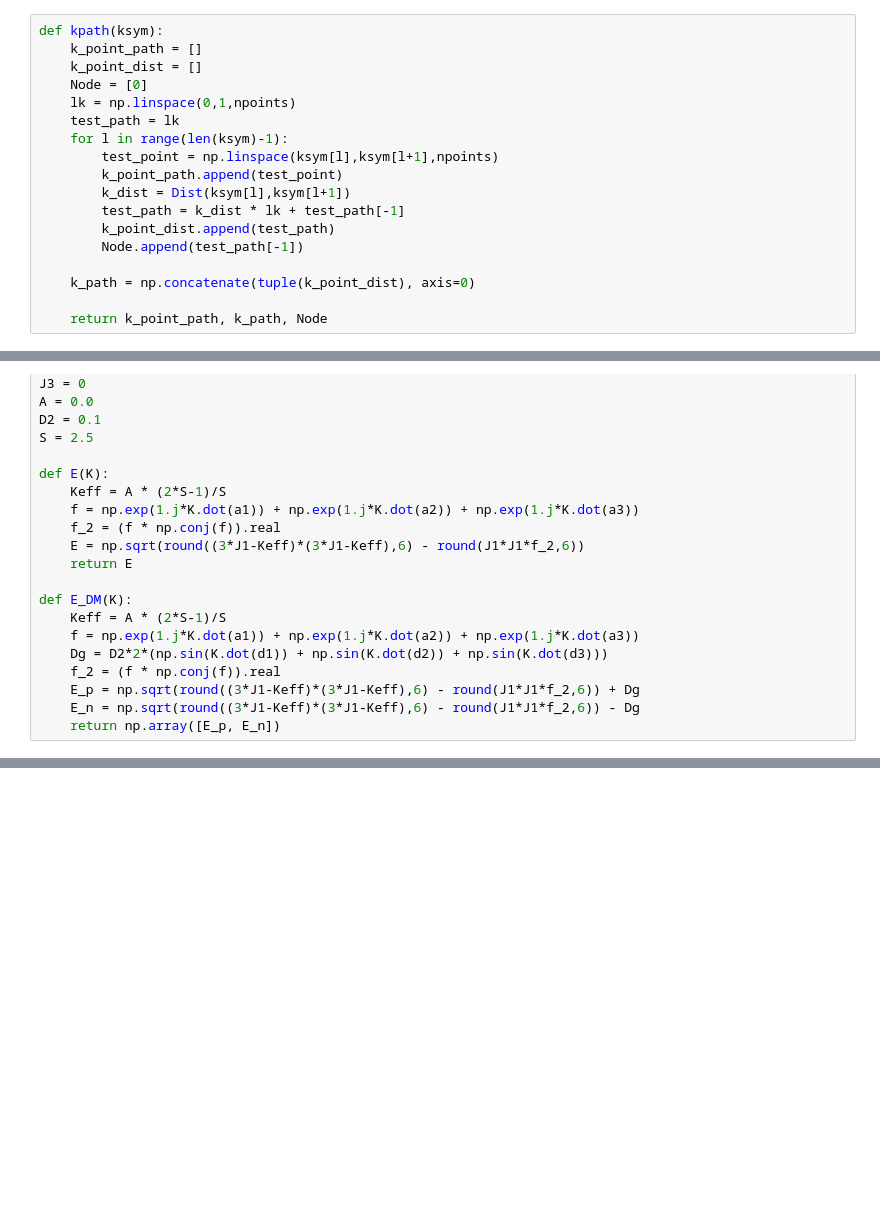
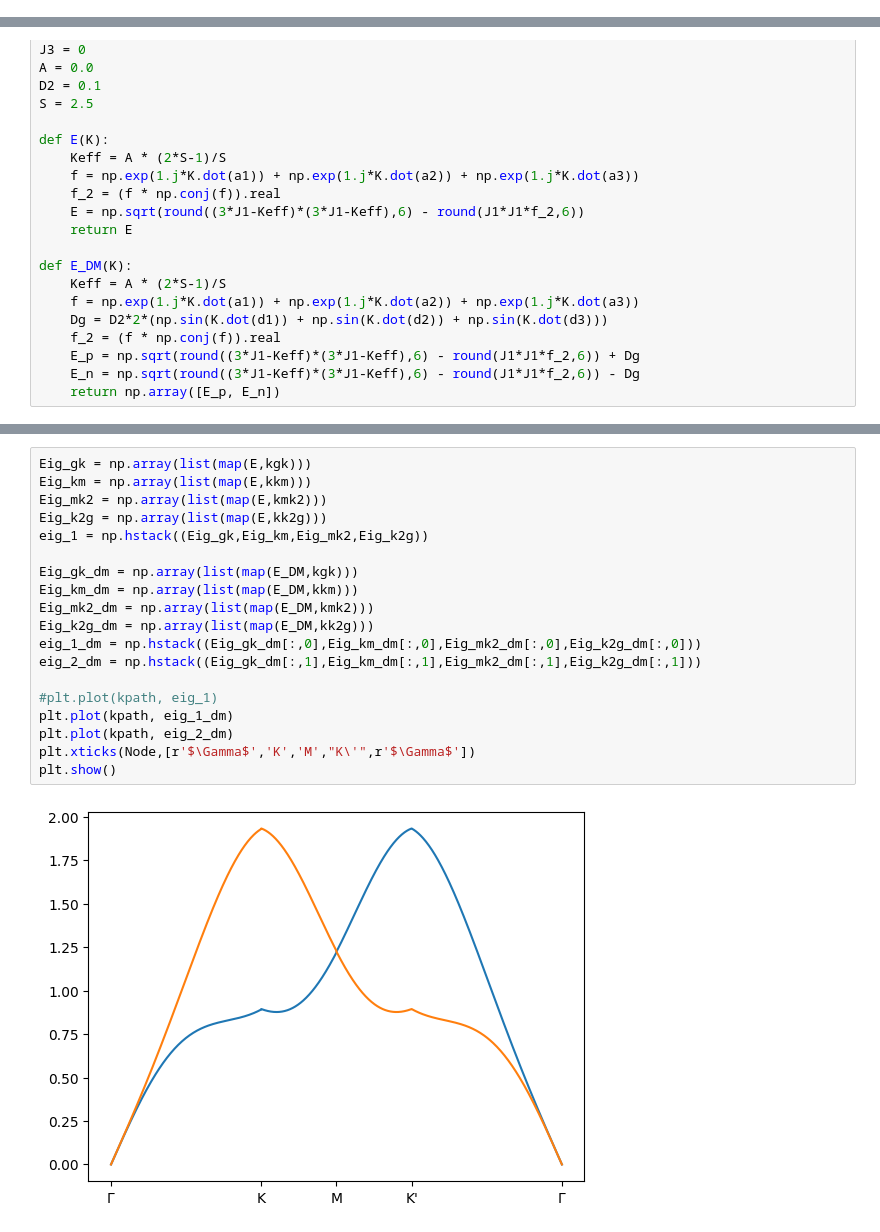
Before and after one commit to JYNi16/Magnon, a Jupyter notebook: MnPS3/monolayer_MnPS3.ipynb, the cells around one changed output, grey strips where cells are left out. Cells and saved outputs as stored; diff of their text form; blank space fills up the shorter version.

```diff
--- a/MnPS3/monolayer_MnPS3.ipynb
+++ b/MnPS3/monolayer_MnPS3.ipynb
@@ -43,21 +43,3 @@ xk2g = lk2g * lk + xmk2[-1]
 
 kpath = np.concatenate((xgk,xkm,xmk2,xk2g),axis=0)
 Node = [0,xgk[-1],xkm[-1],xmk2[-1],xk2g[-1]]
-# %%
-def kpath(ksym):
-    k_point_path = []
-    k_point_dist = []
-    Node = [0]
-    lk = np.linspace(0,1,npoints)
-    test_path = lk
-    for l in range(len(ksym)-1):
-        test_point = np.linspace(ksym[l],ksym[l+1],npoints)
-        k_point_path.append(test_point)
-        k_dist = Dist(ksym[l],ksym[l+1])
-        test_path = k_dist * lk + test_path[-1]
-        k_point_dist.append(test_path)
-        Node.append(test_path[-1])
-
-    k_path = np.concatenate(tuple(k_point_dist), axis=0)
-
-    return k_point_path, k_path, Node
@@ -122,0 +138,21 @@ plt.show()
+# %%
+Eig_gk = np.array(list(map(E,kgk)))
+Eig_km = np.array(list(map(E,kkm)))
+Eig_mk2 = np.array(list(map(E,kmk2)))
+Eig_k2g = np.array(list(map(E,kk2g)))
+eig_1 = np.hstack((Eig_gk,Eig_km,Eig_mk2,Eig_k2g))
+
+Eig_gk_dm = np.array(list(map(E_DM,kgk)))
+Eig_km_dm = np.array(list(map(E_DM,kkm)))
+Eig_mk2_dm = np.array(list(map(E_DM,kmk2)))
+Eig_k2g_dm = np.array(list(map(E_DM,kk2g)))
+eig_1_dm = np.hstack((Eig_gk_dm[:,0],Eig_km_dm[:,0],Eig_mk2_dm[:,0],Eig_k2g_dm[:,0]))
+eig_2_dm = np.hstack((Eig_gk_dm[:,1],Eig_km_dm[:,1],Eig_mk2_dm[:,1],Eig_k2g_dm[:,1]))
+
+#plt.plot(kpath, eig_1)
+plt.plot(kpath, eig_1_dm)
+plt.plot(kpath, eig_2_dm)
+plt.xticks(Node,[r'$\Gamma$','K','M',"K\'",r'$\Gamma$'])
+plt.show()
+# %% [output]
+[figure, added]
```
Also changed, not shown: parts of 4 cells of this notebook.
